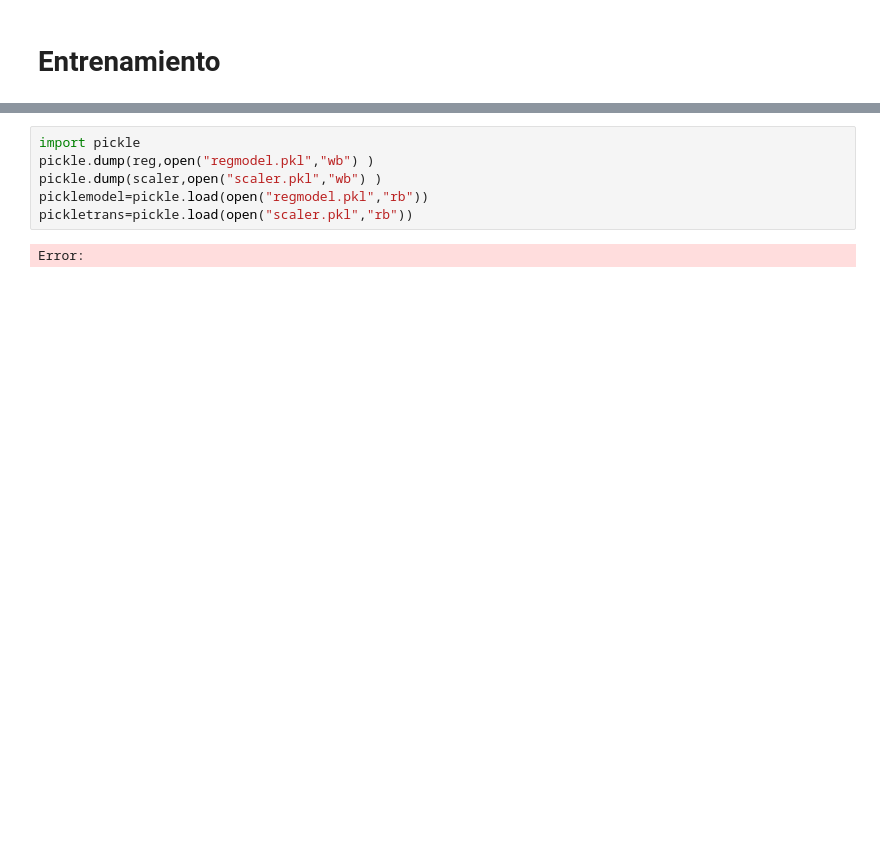
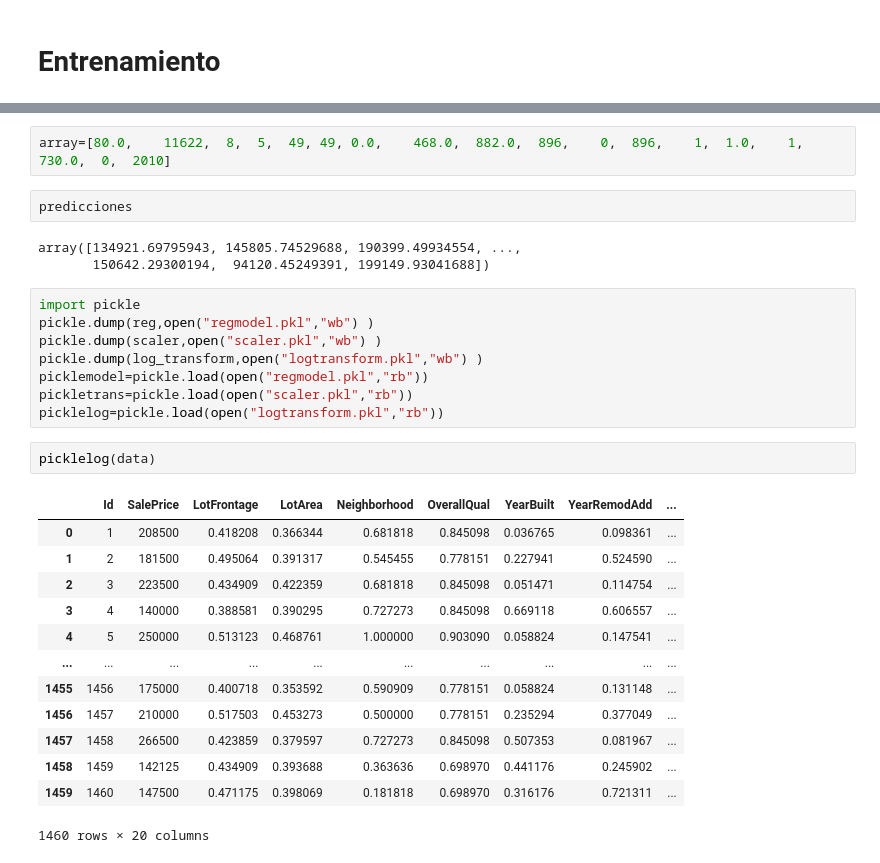
Before and after one commit to elopezfilippini/BostonHousePricing, a Jupyter notebook: Produccion_de_Chicago_Prices_EDA.ipynb, the cells around one changed output, grey strips where cells are left out. Drawn from its saved outputs; the diff is of its cells as text; blank space fills up the shorter version.

```diff
--- a/Produccion_de_Chicago_Prices_EDA.ipynb
+++ b/Produccion_de_Chicago_Prices_EDA.ipynb
@@ -567,10 +944,33 @@ Error:
+# %%
+array=[80.0,	11622,	8,	5,	49,	49,	0.0,	468.0,	882.0,	896,	0,	896,	1,	1.0,	1,	730.0,	0,	2010]
+# %%
+predicciones
+# %% [output]
+array([134921.69795943, 145805.74529688, 190399.49934554, ...,
+       150642.29300194,  94120.45249391, 199149.93041688])
 # %%
 import pickle
 pickle.dump(reg,open("regmodel.pkl","wb") )
 pickle.dump(scaler,open("scaler.pkl","wb") )
+pickle.dump(log_transform,open("logtransform.pkl","wb") )
 picklemodel=pickle.load(open("regmodel.pkl","rb"))
 pickletrans=pickle.load(open("scaler.pkl","rb"))
+picklelog=pickle.load(open("logtransform.pkl","rb"))
-# %% [output]
-Error:
+# %%
+picklelog(data)
+# %% [output]
+|  | Id | SalePrice | LotFrontage | LotArea | Neighborhood | OverallQual | YearBuilt | YearRemodAdd | ... |
+| 0 | 1 | 208500 | 0.418208 | 0.366344 | 0.681818 | 0.845098 | 0.036765 | 0.098361 | ... |
+| 1 | 2 | 181500 | 0.495064 | 0.391317 | 0.545455 | 0.778151 | 0.227941 | 0.524590 | ... |
+| 2 | 3 | 223500 | 0.434909 | 0.422359 | 0.681818 | 0.845098 | 0.051471 | 0.114754 | ... |
+| 3 | 4 | 140000 | 0.388581 | 0.390295 | 0.727273 | 0.845098 | 0.669118 | 0.606557 | ... |
+| 4 | 5 | 250000 | 0.513123 | 0.468761 | 1.000000 | 0.903090 | 0.058824 | 0.147541 | ... |
+| ... | ... | ... | ... | ... | ... | ... | ... | ... | ... |
+| 1455 | 1456 | 175000 | 0.400718 | 0.353592 | 0.590909 | 0.778151 | 0.058824 | 0.131148 | ... |
+| 1456 | 1457 | 210000 | 0.517503 | 0.453273 | 0.500000 | 0.778151 | 0.235294 | 0.377049 | ... |
+| 1457 | 1458 | 266500 | 0.423859 | 0.379597 | 0.727273 | 0.845098 | 0.507353 | 0.081967 | ... |
+| 1458 | 1459 | 142125 | 0.434909 | 0.393688 | 0.363636 | 0.698970 | 0.441176 | 0.245902 | ... |
+| 1459 | 1460 | 147500 | 0.471175 | 0.398069 | 0.181818 | 0.698970 | 0.316176 | 0.721311 | ... |
+1460 rows × 20 columns
 # %%
 primera_fila_array = np.array(df.iloc[0]).reshape(1,-1)
```
Also changed, not shown: parts of 121 cells of this notebook, 8 other files.
